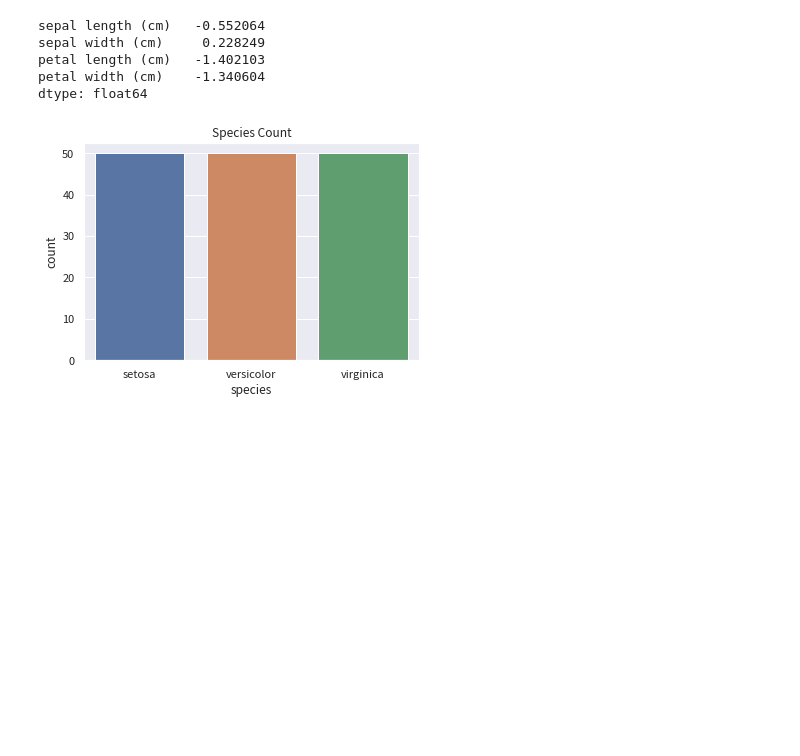
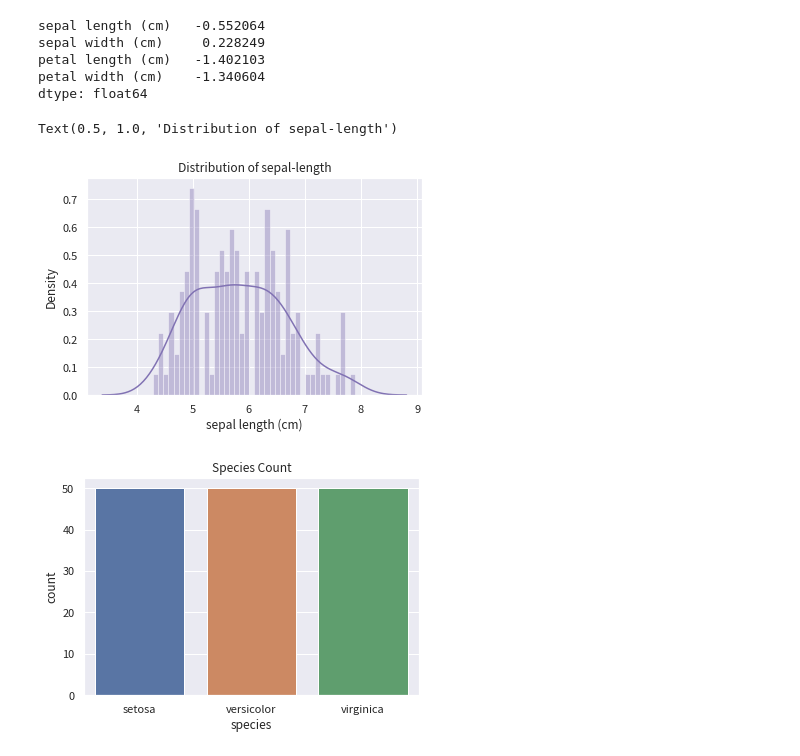
Before and after one commit to jeddyclass/202210.NCUT, a Jupyter notebook: session_03_eda.ipynb, the cells around one changed output. Drawn from its saved outputs; the diff is of its cells as text; code cells hidden in the pictures; blank space fills up the shorter version.

```diff
--- a/session_03_eda.ipynb
+++ b/session_03_eda.ipynb
@@ -186,6 +197,12 @@ sepal width (cm)     0.228249
 petal length (cm)   -1.402103
 petal width (cm)    -1.340604
 dtype: float64
+# %%
+sns.distplot(a=iris_df['sepal length (cm)'], bins=40, color='m')
+plt.title('Distribution of sepal-length')
+# %% [output]
+Text(0.5, 1.0, 'Distribution of sepal-length')
+[figure, added]
 # %%
 plt.title('Species Count')
 sns.countplot(iris_df['species']);
```
Also changed, not shown: parts of 7 cells of this notebook.
